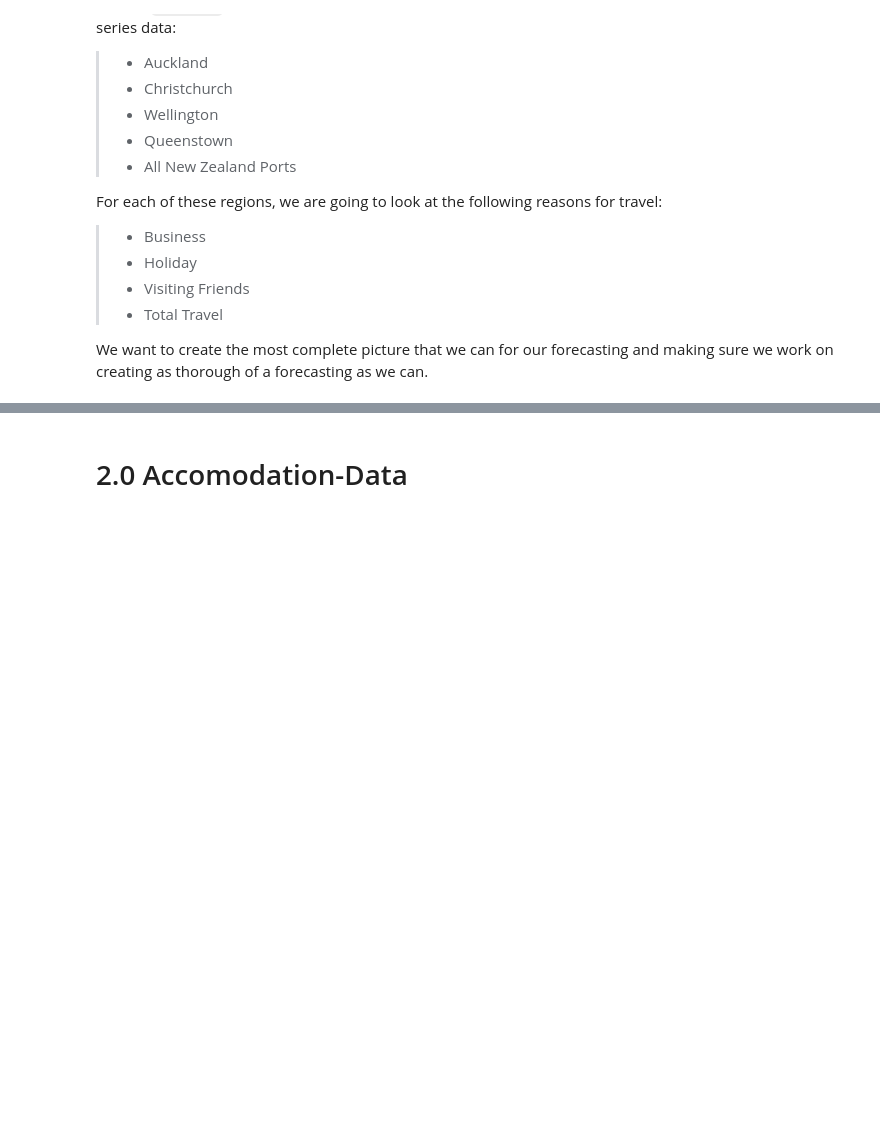
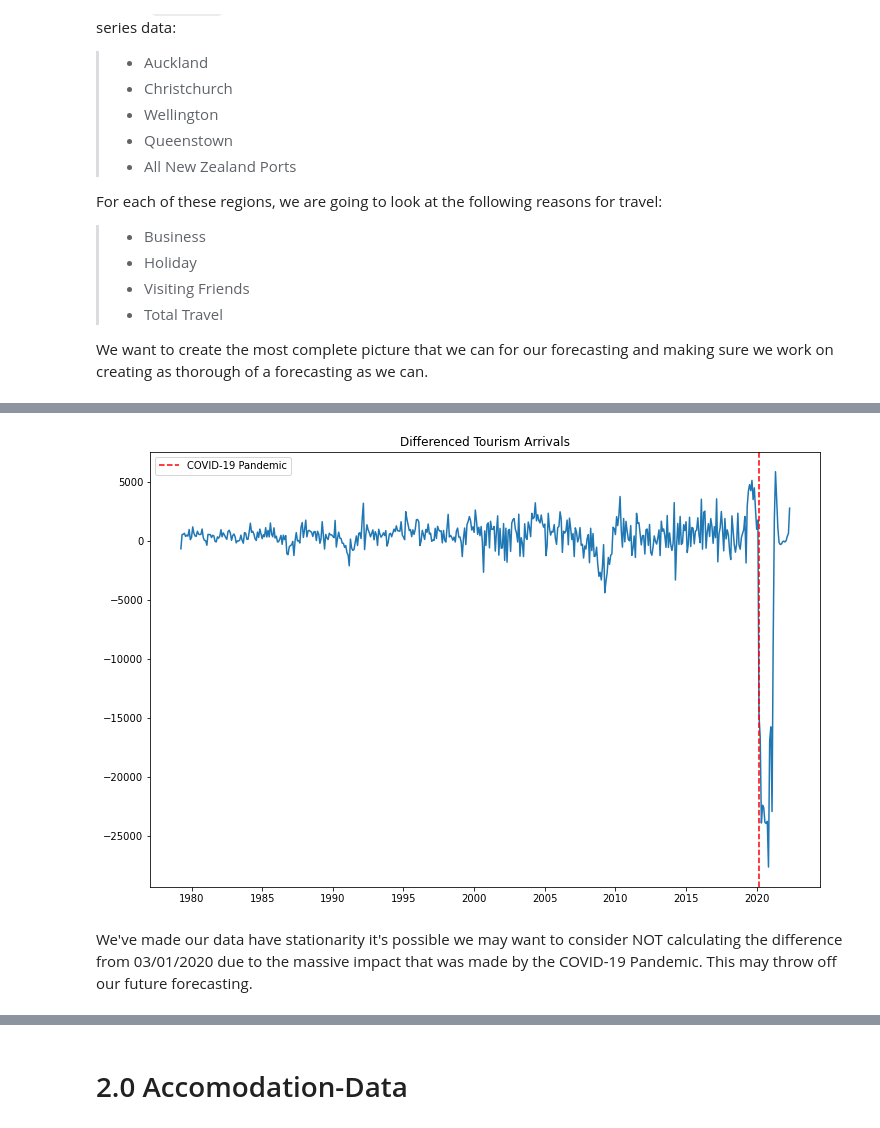
Before and after one commit to lutimoth/Tourism-Forecasting, a Jupyter notebook: Notebooks/Pre-process and Modeling for New Zealand Forecasting Data.ipynb, the cells around one changed output, grey strips where cells are left out. Drawn from its saved outputs; the diff is of its cells as text; code cells hidden in the pictures; blank space fills up the shorter version.

```diff
--- a/Notebooks/Pre-process and Modeling for New Zealand Forecasting Data.ipynb
+++ b/Notebooks/Pre-process and Modeling for New Zealand Forecasting Data.ipynb
@@ -55,0 +241,4 @@ We want to create the most complete picture that we can for our forecasting and
+# %%
+#take diff to increase stationarity and remove first 12 NaN
+ydiff = y.diff(12)
+ydiff = ydiff.iloc[12:]
@@ -55,0 +256,16 @@ We want to create the most complete picture that we can for our forecasting and
+# %%
+plt.figure(figsize=(12,8))
+
+# plot the differenced data
+plt.title('Differenced Tourism Arrivals')
+plt.plot(ydiff, lw=1.5)
+
+# add line to indicate pandemic
+plt.axvline(pd.Timestamp('2020-03-01'), color='r', ls='--', label='COVID-19 Pandemic')
+
+plt.legend()
+plt.show()
+# %% [output]
+[figure, added]
+# %% [markdown]
+We've made our data have stationarity it's possible we may want to consider NOT calculating the difference from 03/01/2020 due to the massive impact that was made by the COVID-19 Pandemic. This may throw off our future forecasting.
```
Also changed, not shown: parts of 23 cells of this notebook.
